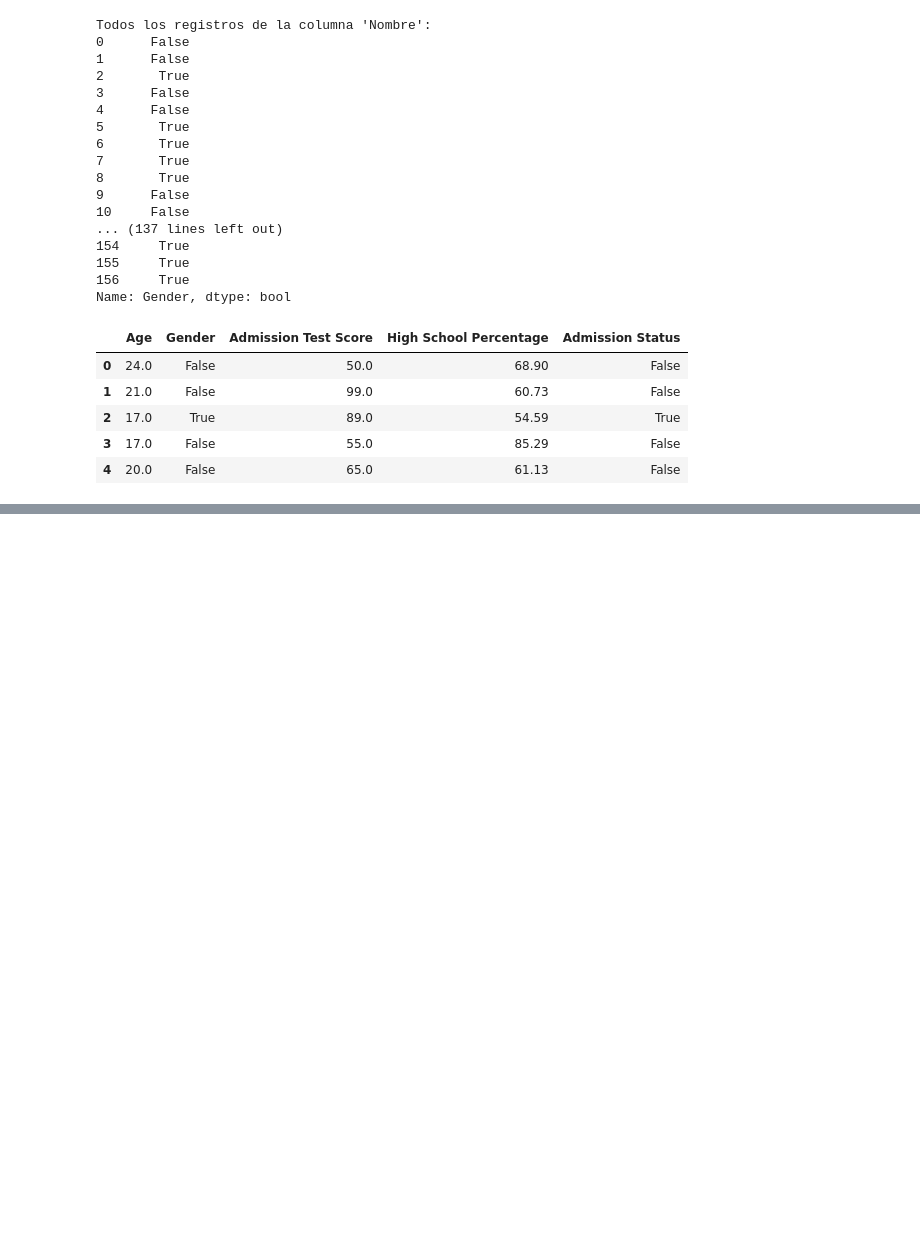
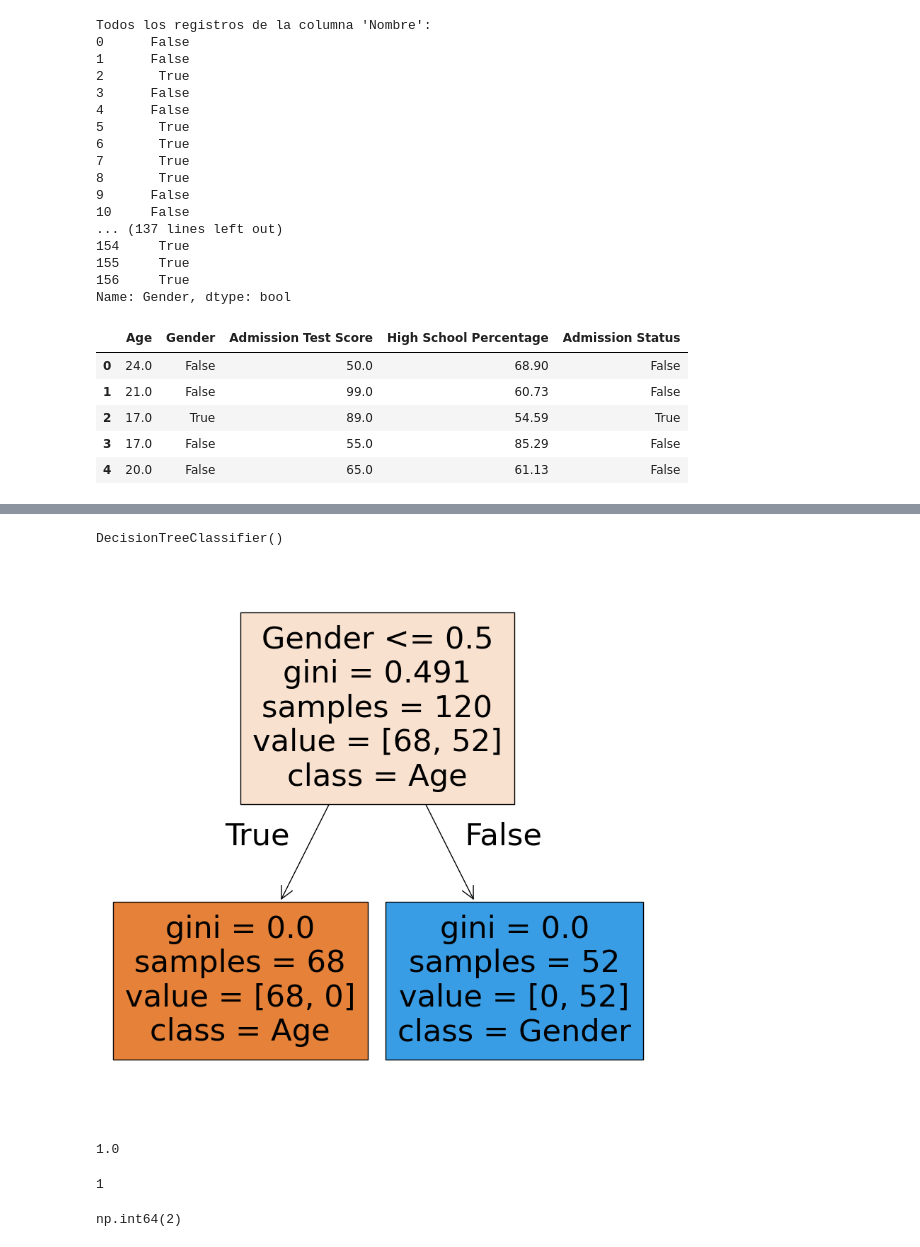
Before and after one commit to 4GeeksAcademy/app_fk, a Jupyter notebook: src/explore.ipynb, the cells around one changed output, grey strips where cells are left out. Drawn from its saved outputs; the diff is of its cells as text; code cells hidden in the pictures; blank space fills up the shorter version.

Commit message:
modelo

```diff
--- a/src/explore.ipynb
+++ b/src/explore.ipynb
@@ -239,11 +202,11 @@ df.head()
 # %%
 from sklearn.model_selection import train_test_split
 
-num_variables = ["Name_n", "Age", "Gender_n", "Admission Test Score", "High School Percentage", "City_n"]
+num_variables = ["Age", "Gender", "Admission Test Score", "High School Percentage"]
 
 # Dividimos el conjunto de datos en muestras de train y test
-X = df.drop("Admission Status_n", axis = 1)[num_variables]
-y = df["Admission Status_n"]
+X = total_data.drop("Admission Status", axis = 1)[num_variables]
+y = total_data["Admission Status"]
 
 X_train, X_test, y_train, y_test = train_test_split(X, y, test_size = 0.2, random_state = 42)
 
@@ -251,13 +220,0 @@ X_train.head()
-# %%
-from sklearn.preprocessing import StandardScaler
-
-scaler = StandardScaler()
-scaler.fit(X_train)
-
-X_train_norm = scaler.transform(X_train)
-X_train_norm = pd.DataFrame(X_train_norm, index = X_train.index, columns = num_variables)
-
-X_test_norm = scaler.transform(X_test)
-X_test_norm = pd.DataFrame(X_test_norm, index = X_test.index, columns = num_variables)
-
-X_train_norm.head()
@@ -268,5 +222,7 @@ x_test = X_test_norm
 from sklearn.tree import DecisionTreeClassifier
 
 model = DecisionTreeClassifier()
-model.fit(x_train, y_train)
+model.fit(X_train, y_train)
+# %% [output]
+DecisionTreeClassifier()
 # %%
@@ -274,10 +230,12 @@ y_pred = model.predict(x_test)
 # %%
 import matplotlib.pyplot as plt
 from sklearn import tree
 
 fig = plt.figure(figsize=(10,10))
 
-tree.plot_tree(model, feature_names = list(x_train.columns), class_names = ["Name_n", "Age", "Gender_n", "Admission Test Score", "High School Percentage", "City_n"], filled = True)
+tree.plot_tree(model, feature_names = list(X_train.columns), class_names = ["Age", "Gender", "Admission Test Score", "High School Percentage"], filled = True)
 
 plt.show()
+# %% [output]
+[figure, added]
 # %%
@@ -286,13 +244,19 @@ Y_pred
 # %%
 from sklearn.metrics import accuracy_score
 
-accuracy_score(y_test, Y_pred)
+accuracy_score(y_test, y_pred)
+# %% [output]
+1.0
 # %%
 ### Profundidad del árbol
 model.get_depth()
+# %% [output]
+1
 # %%
 ### Número de hojas
 model.get_n_leaves()
+# %% [output]
+np.int64(2)
 # %%
 from pickle import dump
 
```
Also changed, not shown: parts of 14 cells of this notebook, 1 other file.
